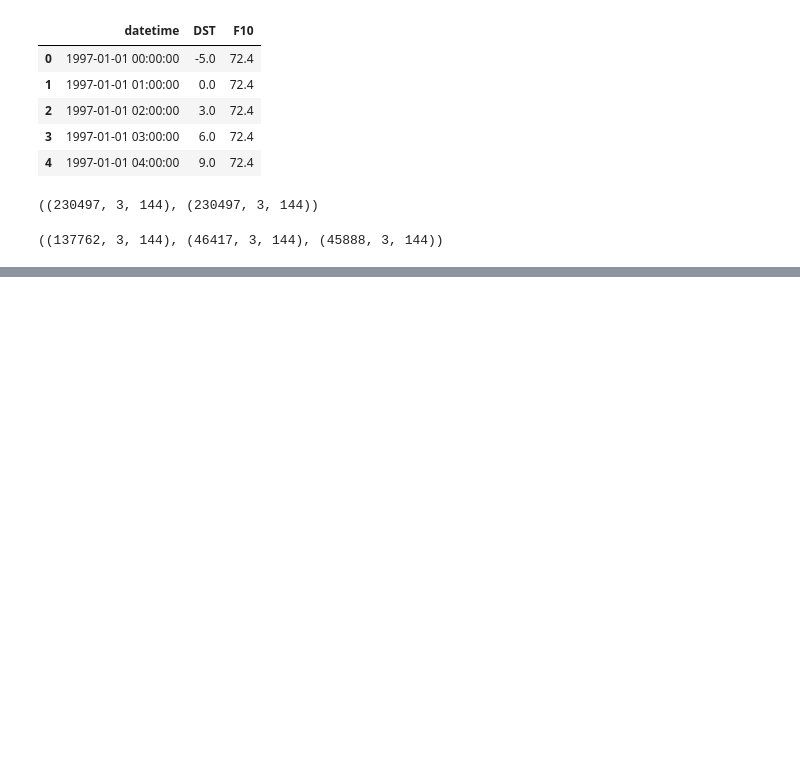
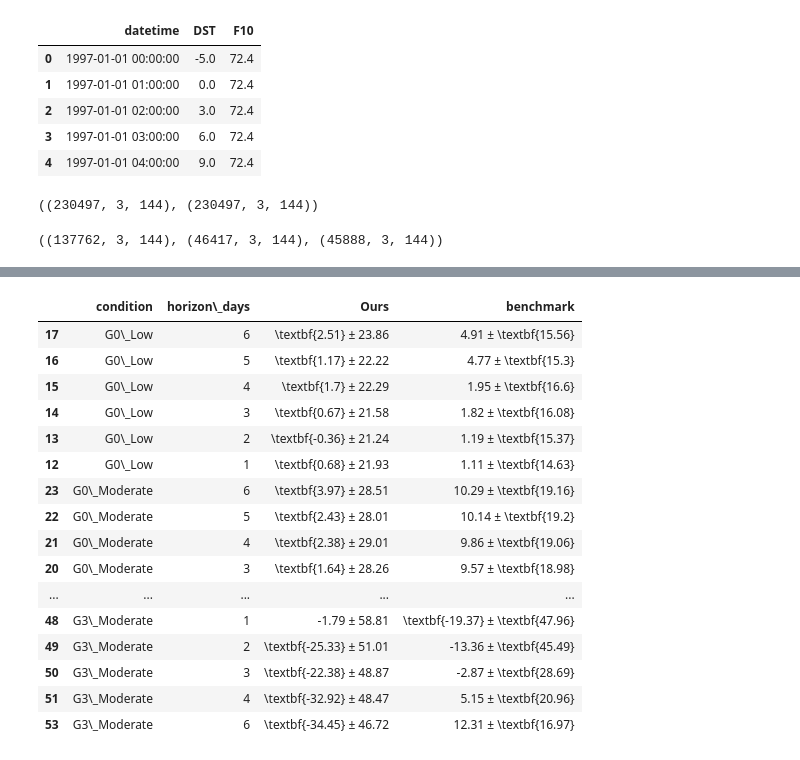
Before and after one commit to ARCLab-MIT/SW-Transformers-Forecaster-Framework, a Jupyter notebook: dev_nbs/dst_eval.ipynb, the cells around one changed output, grey strips where cells are left out. Drawn from its saved outputs; the diff is of its cells as text; code cells hidden in the pictures; blank space fills up the shorter version.

```diff
--- a/dev_nbs/dst_eval.ipynb
+++ b/dev_nbs/dst_eval.ipynb
@@ -293,0 +455,8 @@ plt.show()
+# %%
+# Join the two dataframes (paper and ours) into one, merging on the condition and
+# statistic. Right merge (paper)
+df_results_merged = pd.merge(df_results_long, df_results_paper_long,
+                            on=['condition', 'statistic', 'horizon_days'], how='right',
+                            suffixes=('_ours', '_benchmark'))
+
+df_results_merged.head()
@@ -293,0 +470,11 @@ plt.show()
+# %%
+# Bold the best values between ours and the benchmark
+bolded_ours, bolded_benchmark = bold_best(
+    df_results_merged['value_ours'].round(2),
+    df_results_merged['value_benchmark'].round(2),
+    higher_better=False,
+    bold_ref_too=True
+)
+df_results_merged['value_ours'] = bolded_ours
+df_results_merged['value_benchmark'] = bolded_benchmark
+df_results_merged.head()
@@ -293,0 +488,49 @@ plt.show()
+# %%
+df_print = df_results_merged.pivot_table(index=['condition', 'horizon_days'],
+                                    columns='statistic',
+                                    values=['value_ours', 'value_benchmark'],
+                                    aggfunc=lambda x: x)
+
+df_print.loc[:, ('value_ours', 'fe_nT_mean ± fe_nT_std')] = \
+    df_print['value_ours']['fe_nT_mean'] + ' ± ' + df_print['value_ours']['fe_nT_std']
+df_print.loc[:, ('value_benchmark', 'fe_nT_mean ± fe_nT_std')] = \
+    df_print['value_benchmark']['fe_nT_mean'] + ' ± ' + df_print['value_benchmark']['fe_nT_std']
+df_print = df_print.drop(columns=[('value_ours', 'fe_nT_mean'), ('value_ours', 'fe_nT_std'),
+                                ('value_benchmark', 'fe_nT_mean'), ('value_benchmark', 'fe_nT_std')])
+
+
+# Drop the level 0 of the columns, and rename the columns
+df_print.columns = df_print.columns.droplevel(0)
+df_print.columns = ['Ours', 'benchmark']
+
+# Sort the values of the column condition so that the order is the same as in the
+# array all_possible_dst_conditions (not all the conditions are present in the
+# dataframe)
+df_print = df_print.reset_index()
+df_print['condition'] = pd.Categorical(df_print['condition'],
+                                       all_possible_dst_conditions, ordered=True)
+df_print = df_print.sort_values('condition')
+# Escape the underscore in the condition names
+df_print['condition'] = df_print['condition'].str.replace('_', '\_')
+# Escape the column names
+df_print.columns = df_print.columns.str.replace('_', '\_')
+
+df_print
+# %% [output]
+|  | condition | horizon\_days | Ours | benchmark |
+| 17 | G0\_Low | 6 | \textbf{2.51} ± 23.86 | 4.91 ± \textbf{15.56} |
+| 16 | G0\_Low | 5 | \textbf{1.17} ± 22.22 | 4.77 ± \textbf{15.3} |
+| 15 | G0\_Low | 4 | \textbf{1.7} ± 22.29 | 1.95 ± \textbf{16.6} |
+| 14 | G0\_Low | 3 | \textbf{0.67} ± 21.58 | 1.82 ± \textbf{16.08} |
+| 13 | G0\_Low | 2 | \textbf{-0.36} ± 21.24 | 1.19 ± \textbf{15.37} |
+| 12 | G0\_Low | 1 | \textbf{0.68} ± 21.93 | 1.11 ± \textbf{14.63} |
+| 23 | G0\_Moderate | 6 | \textbf{3.97} ± 28.51 | 10.29 ± \textbf{19.16} |
+| 22 | G0\_Moderate | 5 | \textbf{2.43} ± 28.01 | 10.14 ± \textbf{19.2} |
+| 21 | G0\_Moderate | 4 | \textbf{2.38} ± 29.01 | 9.86 ± \textbf{19.06} |
+| 20 | G0\_Moderate | 3 | \textbf{1.64} ± 28.26 | 9.57 ± \textbf{18.98} |
+| ... | ... | ... | ... | ... |
+| 48 | G3\_Moderate | 1 | -1.79 ± 58.81 | \textbf{-19.37} ± \textbf{47.96} |
+| 49 | G3\_Moderate | 2 | \textbf{-25.33} ± 51.01 | -13.36 ± \textbf{45.49} |
+| 50 | G3\_Moderate | 3 | \textbf{-22.38} ± 48.87 | -2.87 ± \textbf{28.69} |
+| 51 | G3\_Moderate | 4 | \textbf{-32.92} ± 48.47 | 5.15 ± \textbf{20.96} |
+| 53 | G3\_Moderate | 6 | \textbf{-34.45} ± 46.72 | 12.31 ± \textbf{16.97} |
```
Also changed, not shown: parts of 15 cells of this notebook, 7 other files.
